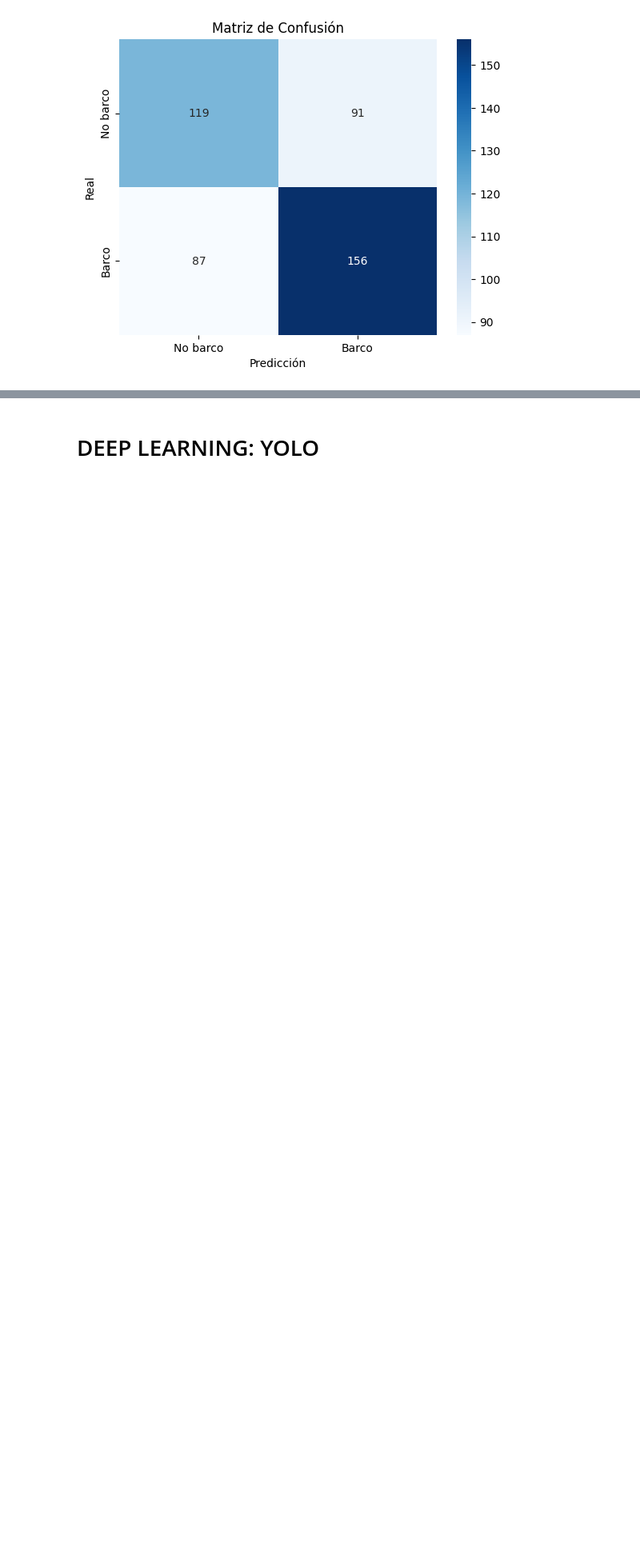
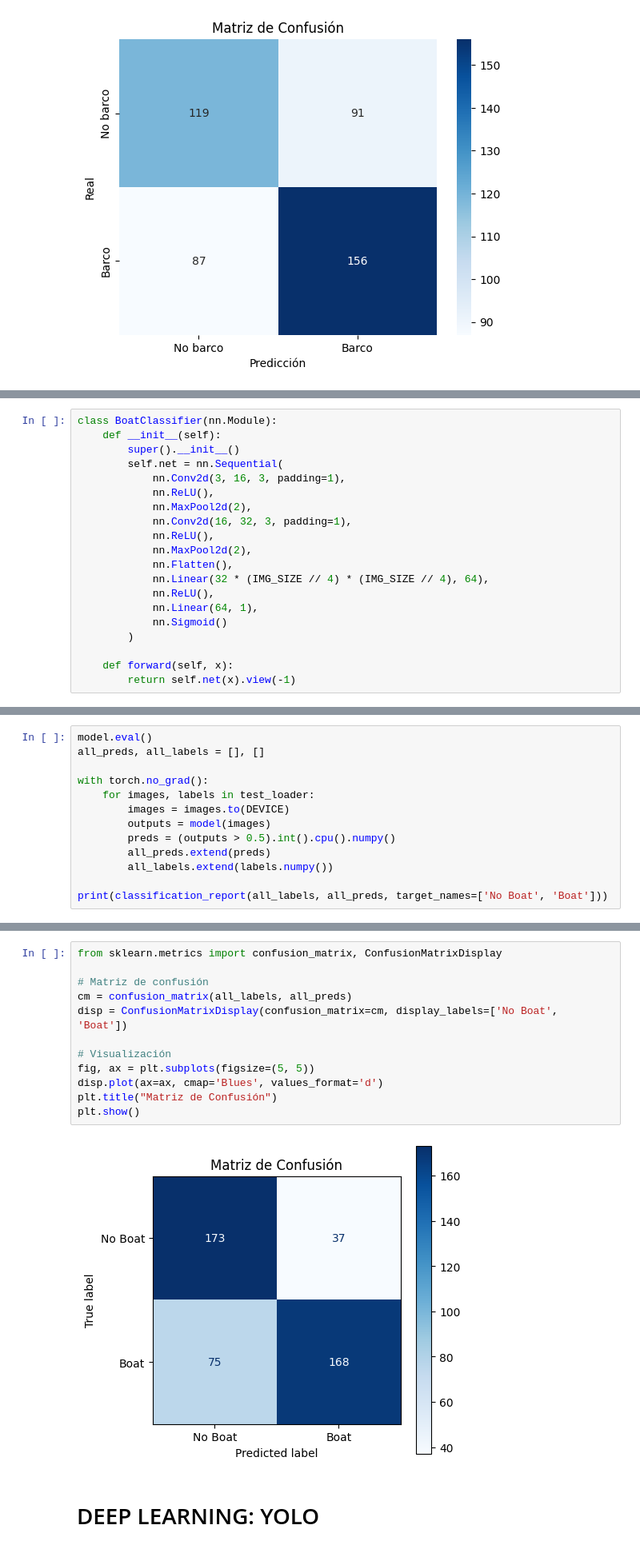
Before and after one commit to MarcosBlancoVigo/DeepLearning-Images, a Jupyter notebook: code/Code.ipynb, the cells around one changed output, grey strips where cells are left out. Shown at 80% size. Saved outputs shown, nothing was run; the diff lists cells and outputs as text; blank space fills up the shorter version.

```diff
--- a/code/Code.ipynb
+++ b/code/Code.ipynb
@@ -201,0 +257,20 @@ plt.show()
+# %%
+class BoatClassifier(nn.Module):
+    def __init__(self):
+        super().__init__()
+        self.net = nn.Sequential(
+            nn.Conv2d(3, 16, 3, padding=1),
+            nn.ReLU(),
+            nn.MaxPool2d(2),
+            nn.Conv2d(16, 32, 3, padding=1),
+            nn.ReLU(),
+            nn.MaxPool2d(2),
+            nn.Flatten(),
+            nn.Linear(32 * (IMG_SIZE // 4) * (IMG_SIZE // 4), 64),
+            nn.ReLU(),
+            nn.Linear(64, 1),
+            nn.Sigmoid()
+        )
+
+    def forward(self, x):
+        return self.net(x).view(-1)
@@ -201,0 +338,13 @@ plt.show()
+# %%
+model.eval()
+all_preds, all_labels = [], []
+
+with torch.no_grad():
+    for images, labels in test_loader:
+        images = images.to(DEVICE)
+        outputs = model(images)
+        preds = (outputs > 0.5).int().cpu().numpy()
+        all_preds.extend(preds)
+        all_labels.extend(labels.numpy())
+
+print(classification_report(all_labels, all_preds, target_names=['No Boat', 'Boat']))
@@ -202,3 +360,17 @@ plt.show()
+# %%
+from sklearn.metrics import confusion_matrix, ConfusionMatrixDisplay
+
+# Matriz de confusión
+cm = confusion_matrix(all_labels, all_preds)
+disp = ConfusionMatrixDisplay(confusion_matrix=cm, display_labels=['No Boat', 'Boat'])
+
+# Visualización
+fig, ax = plt.subplots(figsize=(5, 5))
+disp.plot(ax=ax, cmap='Blues', values_format='d')
+plt.title("Matriz de Confusión")
+plt.show()
+# %% [output]
+[figure, added]
 # %% [markdown]
 # DEEP LEARNING: YOLO
 # %% [markdown]
```
Also changed, not shown: parts of 8 cells of this notebook.
